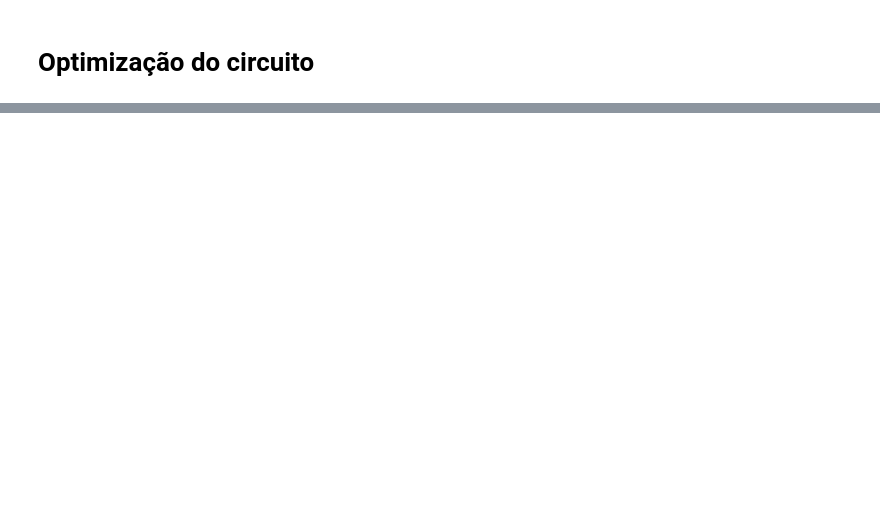
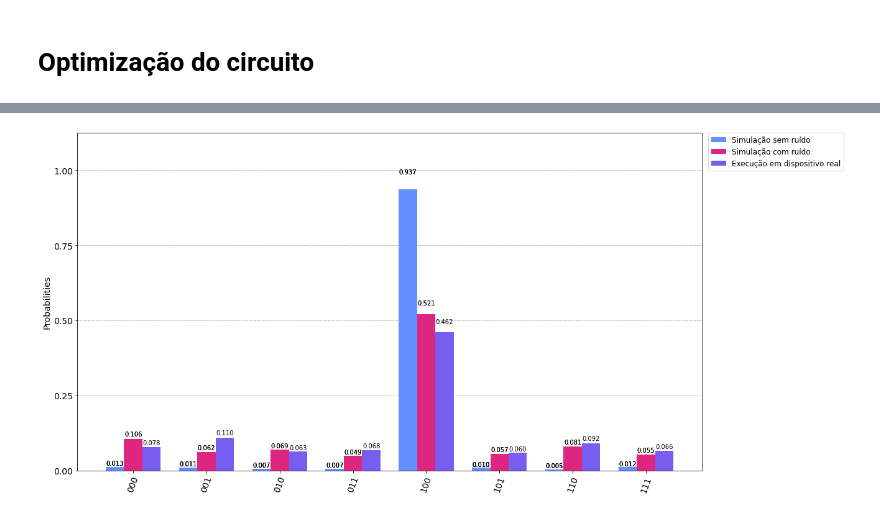
Before and after one commit to SiIky/ic-1920-tp, a Jupyter notebook: tp2/TP2.ipynb, the cells around one changed output, grey strips where cells are left out. Cells and saved outputs as stored; diff of their text form; code cells hidden in the pictures; blank space fills up the shorter version.

```diff
--- a/tp2/TP2.ipynb
+++ b/tp2/TP2.ipynb
@@ -237,0 +374,11 @@ Como se pode verificar, houve um aumento significativo entre aplicar uma e duas
+# %%
+# Recolha de resultados do job executado no backend device
+job_get=backend_device.retrieve_job("5eebe713bc8e9400199b6424")
+
+
+result_G = job_get.result()
+counts_G = result_G.get_counts(circuit)
+# %%
+plot_histogram([snd_loop_counts, counts_noise, counts_G], legend=[ "Simulação sem ruído", "Simulação com ruído", "Execução em dispositivo real"], figsize=(18, 10))
+# %% [output]
+[figure, added]
```
Also changed, not shown: parts of 26 cells of this notebook.
